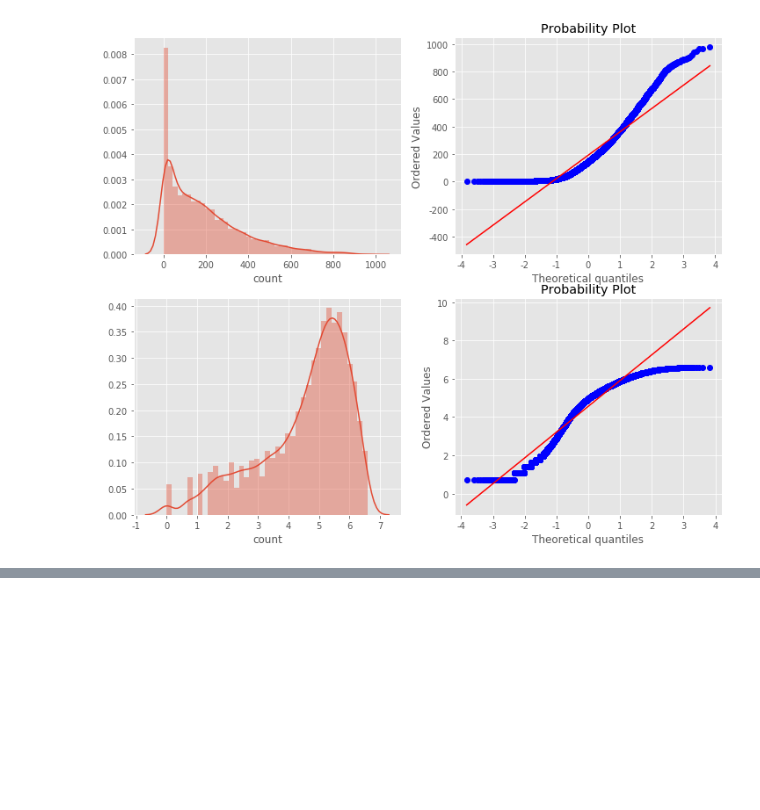
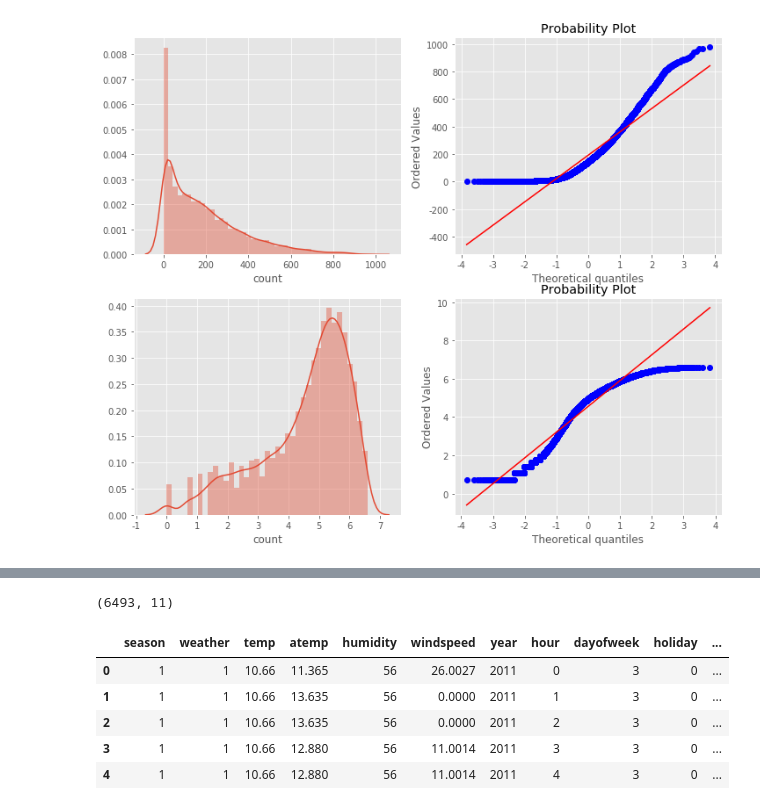
Before and after one commit to lhs7091/PythonDataScienceExam, a Jupyter notebook: bike-sharing-demand/bike-sharing-demand.ipynb, the cells around one changed output, grey strips where cells are left out. Saved outputs shown, nothing was run; the diff lists cells and outputs as text; code cells hidden in the pictures; blank space fills up the shorter version.

```diff
--- a/bike-sharing-demand/bike-sharing-demand.ipynb
+++ b/bike-sharing-demand/bike-sharing-demand.ipynb
@@ -327,0 +390,13 @@ stats.probplot(np.log1p(trainWithouOutliers['count']), dist='norm', fit=True, pl
+# %%
+X_test = test[feature_names]
+
+print(X_test.shape)
+X_test.head()
+# %% [output]
+(6493, 11)
+|  | season | weather | temp | atemp | humidity | windspeed | year | hour | dayofweek | holiday | ... |
+| 0 | 1 | 1 | 10.66 | 11.365 | 56 | 26.0027 | 2011 | 0 | 3 | 0 | ... |
+| 1 | 1 | 1 | 10.66 | 13.635 | 56 | 0.0000 | 2011 | 1 | 3 | 0 | ... |
+| 2 | 1 | 1 | 10.66 | 13.635 | 56 | 0.0000 | 2011 | 2 | 3 | 0 | ... |
+| 3 | 1 | 1 | 10.66 | 12.880 | 56 | 11.0014 | 2011 | 3 | 3 | 0 | ... |
+| 4 | 1 | 1 | 10.66 | 12.880 | 56 | 11.0014 | 2011 | 4 | 3 | 0 | ... |
```
Also changed, not shown: parts of 24 cells of this notebook, 2 other files.
